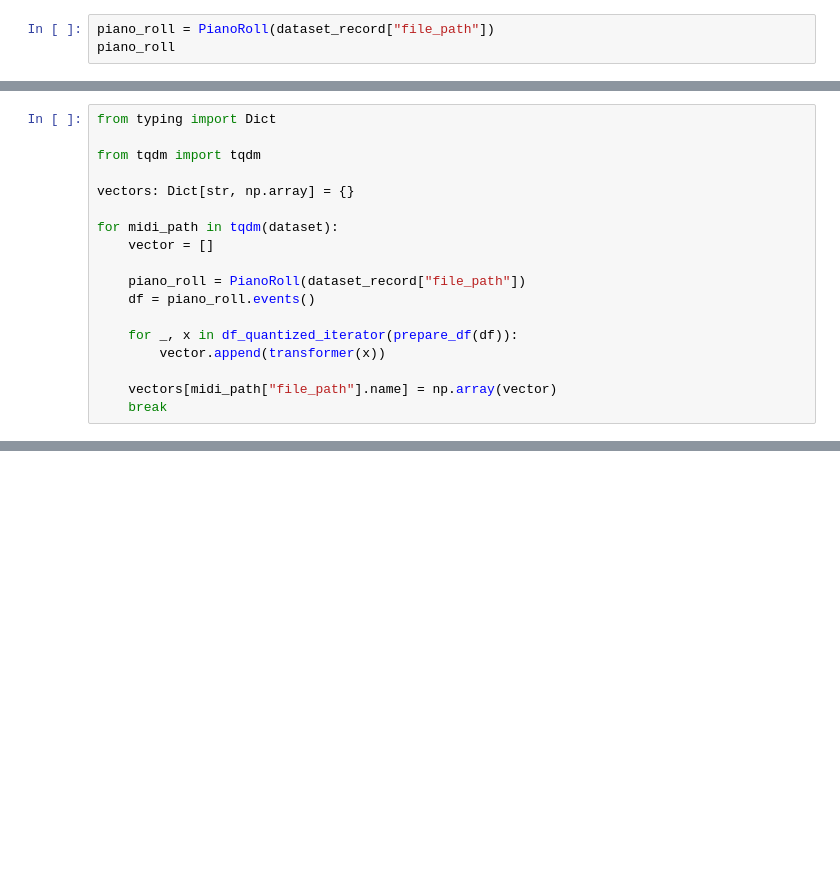
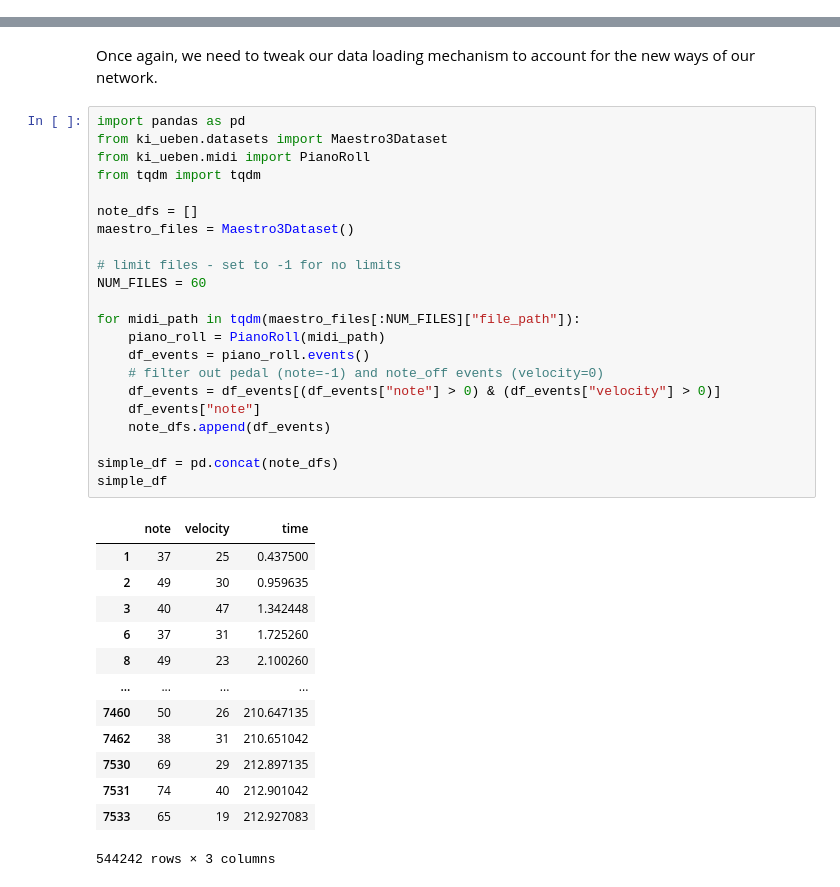
Before and after one commit to capital-G/ki-ueben-klavier-trainieren, a Jupyter notebook: book/chapters/08_rnn.ipynb, the cells around one changed output, grey strips where cells are left out. Cells and saved outputs as stored; diff of their text form; blank space fills up the shorter version.

```diff
--- a/book/chapters/08_rnn.ipynb
+++ b/book/chapters/08_rnn.ipynb
@@ -27,3 +0,0 @@ Extract the events within a MIDI file through the `PianoRoll` class.
-# %%
-piano_roll = PianoRoll(dataset_record["file_path"])
-piano_roll
@@ -168,18 +0,0 @@ def df_quantized_iterator(df: pd.DataFrame):
-# %%
-from typing import Dict
-
-from tqdm import tqdm
-
-vectors: Dict[str, np.array] = {}
-
-for midi_path in tqdm(dataset):
-    vector = []
-
-    piano_roll = PianoRoll(dataset_record["file_path"])
-    df = piano_roll.events()
-
-    for _, x in df_quantized_iterator(prepare_df(df)):
-        vector.append(transformer(x))
-
-    vectors[midi_path["file_path"].name] = np.array(vector)
-    break
@@ -460,0 +98,38 @@ class LSTM(L.LightningModule):
+# %% [markdown]
+Once again, we need to tweak our data loading mechanism to account for the new ways of our network.
+# %%
+import pandas as pd
+from ki_ueben.datasets import Maestro3Dataset
+from ki_ueben.midi import PianoRoll
+from tqdm import tqdm
+
+note_dfs = []
+maestro_files = Maestro3Dataset()
+
+# limit files - set to -1 for no limits
+NUM_FILES = 60
+
+for midi_path in tqdm(maestro_files[:NUM_FILES]["file_path"]):
+    piano_roll = PianoRoll(midi_path)
+    df_events = piano_roll.events()
+    # filter out pedal (note=-1) and note_off events (velocity=0)
+    df_events = df_events[(df_events["note"] > 0) & (df_events["velocity"] > 0)]
+    df_events["note"]
+    note_dfs.append(df_events)
+
+simple_df = pd.concat(note_dfs)
+simple_df
+# %% [output]
+|  | note | velocity | time |
+| 1 | 37 | 25 | 0.437500 |
+| 2 | 49 | 30 | 0.959635 |
+| 3 | 40 | 47 | 1.342448 |
+| 6 | 37 | 31 | 1.725260 |
+| 8 | 49 | 23 | 2.100260 |
+| ... | ... | ... | ... |
+| 7460 | 50 | 26 | 210.647135 |
+| 7462 | 38 | 31 | 210.651042 |
+| 7530 | 69 | 29 | 212.897135 |
+| 7531 | 74 | 40 | 212.901042 |
+| 7533 | 65 | 19 | 212.927083 |
+544242 rows × 3 columns
```
Also changed, not shown: parts of 48 cells of this notebook, 1 other file.
